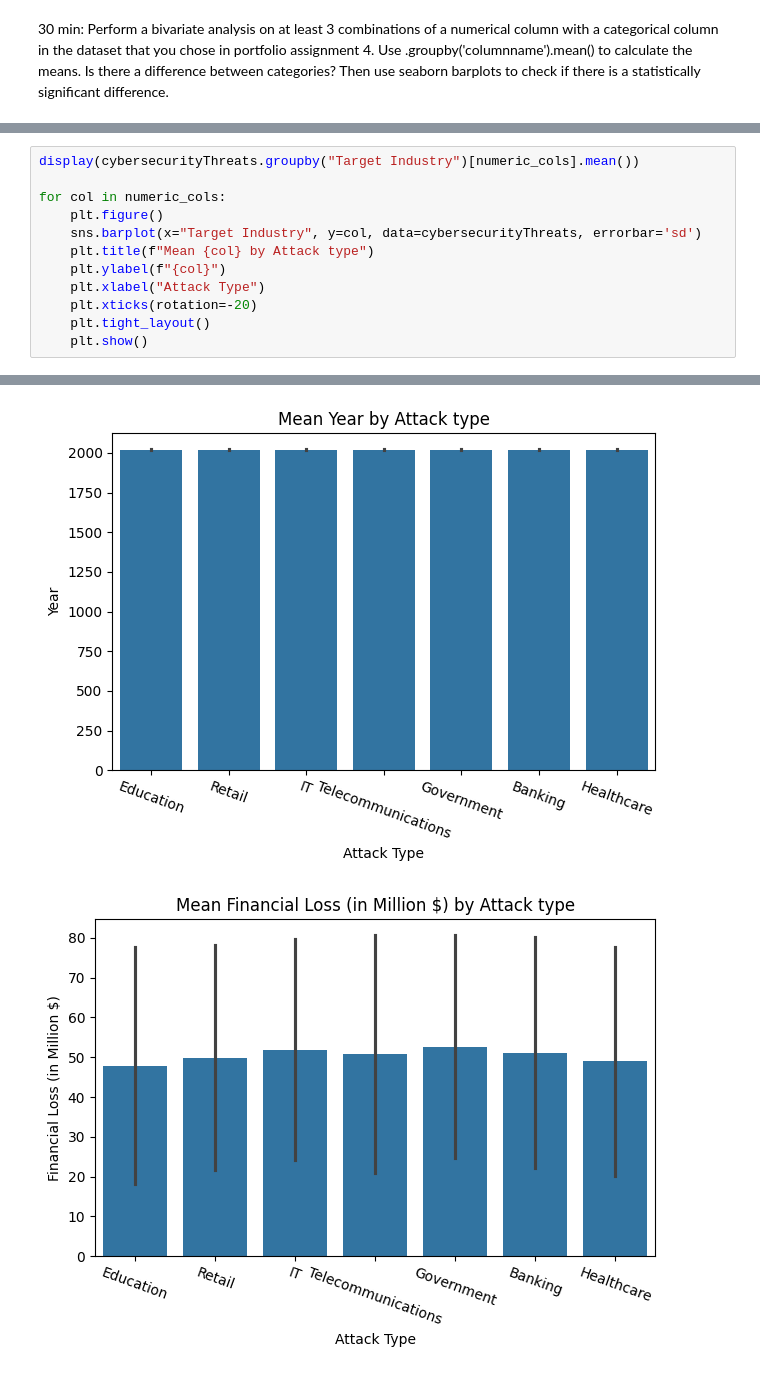
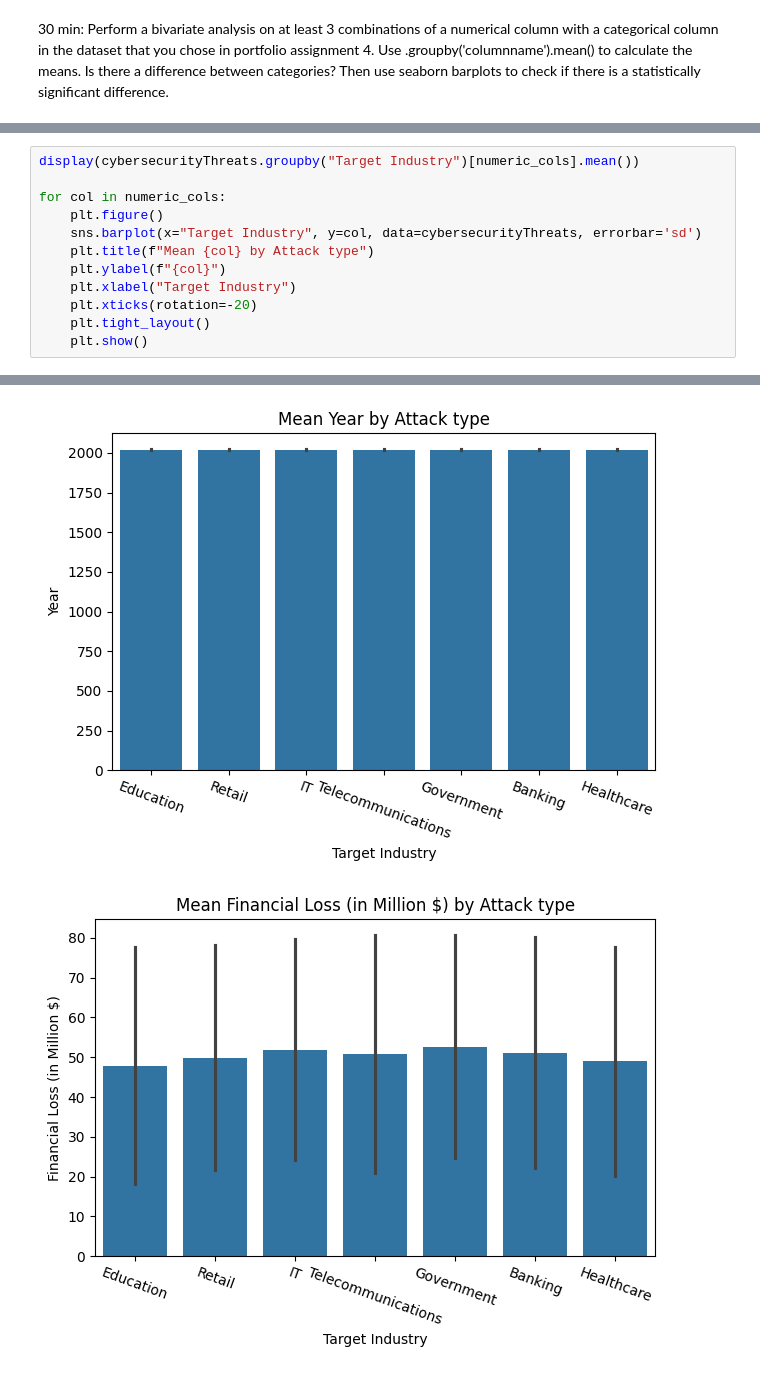
Before and after one commit to Vitja-Nosa/B1.4-lu2-notebooks, a Jupyter notebook: notebook_01.ipynb, the cells around one changed output, grey strips where cells are left out. Saved outputs shown, nothing was run; the diff lists cells and outputs as text.

```diff
--- a/notebook_01.ipynb
+++ b/notebook_01.ipynb
@@ -499,24 +484,24 @@ cybersecurityThreats.groupby("Target Industry")[numeric_cols].mean()
 # %%
 display(cybersecurityThreats.groupby("Target Industry")[numeric_cols].mean())
 
 for col in numeric_cols:
     plt.figure()
     sns.barplot(x="Target Industry", y=col, data=cybersecurityThreats, errorbar='sd')
     plt.title(f"Mean {col} by Attack type")
     plt.ylabel(f"{col}")
-    plt.xlabel("Attack Type")
+    plt.xlabel("Target Industry")
     plt.xticks(rotation=-20)
     plt.tight_layout()
     plt.show()
 # %% [output]
 |  | Year | Financial Loss (in Million $) | Number of Affected Users | Incident Resolution Time (in Hours) |
 | Target Industry |  |  |  |  |
 | Banking | 2019.496629 | 51.173910 | 505839.114607 | 35.737079 |
 | Education | 2019.556086 | 47.903174 | 513137.785203 | 35.906921 |
 | Government | 2019.543424 | 52.618685 | 499352.431762 | 37.593052 |
 | Healthcare | 2019.484848 | 49.047296 | 504130.340326 | 35.806527 |
 | IT | 2019.504184 | 51.903410 | 523210.939331 | 36.169456 |
 | Retail | 2019.683215 | 49.928014 | 488833.063830 | 37.219858 |
 | Telecommunications | 2019.744417 | 50.766973 | 495203.746898 | 37.062035 |
-[figure, old version]
+[figure, new version]
-[figure, old version]
+[figure, new version]
```
Also changed, not shown: parts of 6 cells of this notebook, 1 other file.
